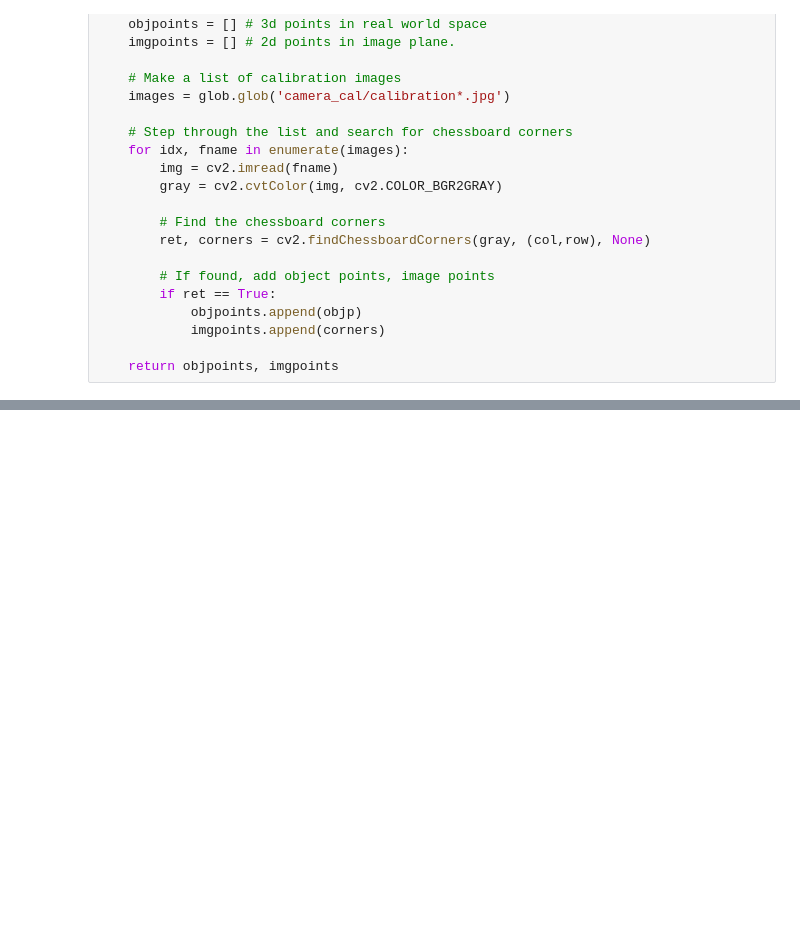
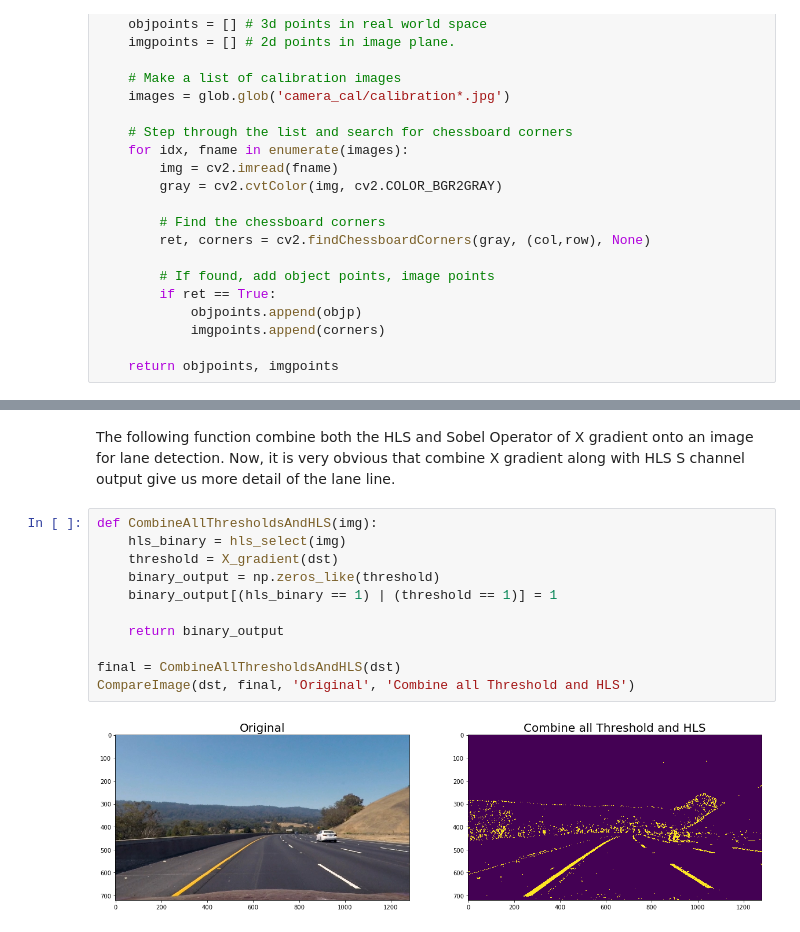
Before and after one commit to hc167/Udacity-SDC-Term-One-AdvancedLaneLines, a Jupyter notebook: P4.ipynb, the cells around one changed output, grey strips where cells are left out. Saved outputs shown, nothing was run; the diff lists cells and outputs as text; blank space fills up the shorter version.

```diff
--- a/P4.ipynb
+++ b/P4.ipynb
@@ -412,0 +132,15 @@ plt.gca().invert_yaxis() # to visualize as we do the images
+# %% [markdown]
+The following function combine both the HLS and Sobel Operator of X gradient onto an image for lane detection. Now, it is very obvious that combine X gradient along with HLS S channel output give us more detail of the lane line.
+# %%
+def CombineAllThresholdsAndHLS(img):
+    hls_binary = hls_select(img)
+    threshold = X_gradient(dst)
+    binary_output = np.zeros_like(threshold)
+    binary_output[(hls_binary == 1) | (threshold == 1)] = 1
+
+    return binary_output
+
+final = CombineAllThresholdsAndHLS(dst)
+CompareImage(dst, final, 'Original', 'Combine all Threshold and HLS')
+# %% [output]
+[figure, added]
```
Also changed, not shown: parts of 41 cells of this notebook.
